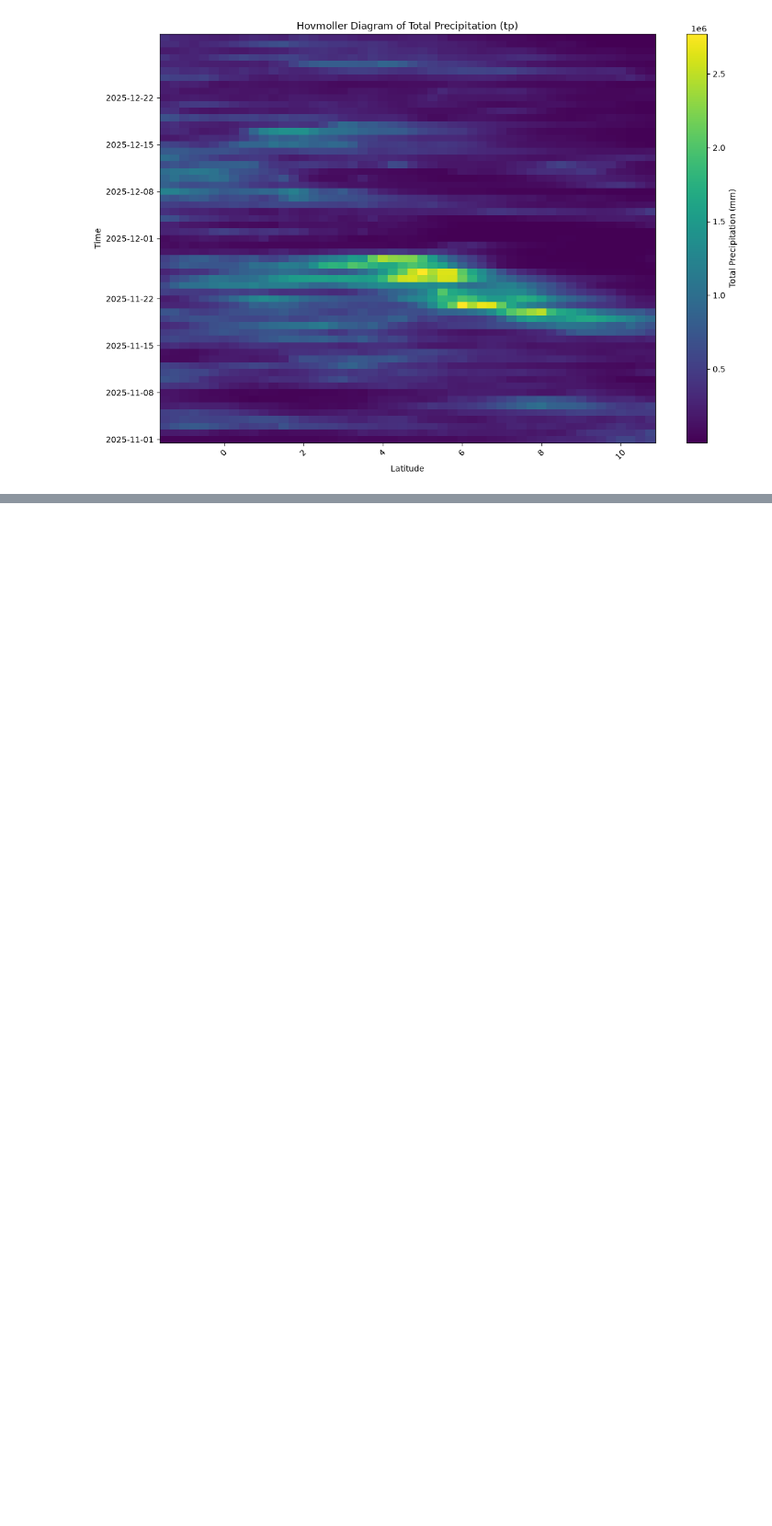
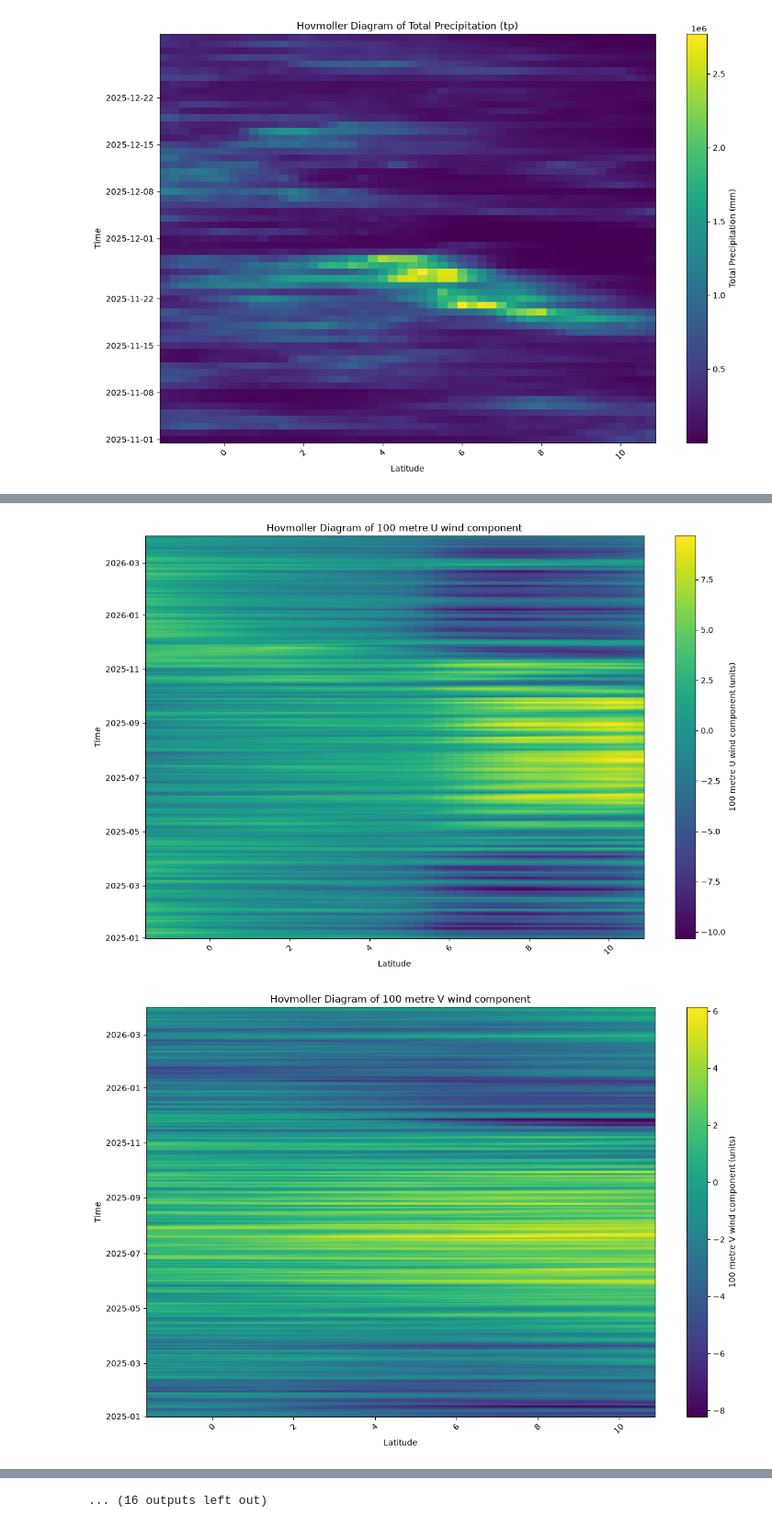
Before and after one commit to apriarami789/Senyar_Cylone, a Jupyter notebook: SenyarCylone_ERA5_Analysis.ipynb, the cells around one changed output, grey strips where cells are left out. Shown at 92% size. Drawn from its saved outputs; the diff is of its cells as text; code cells hidden in the pictures; blank space fills up the shorter version.

Commit message:
penambahan data variabel, yaitu 10 m_u_comp, 10_m_u_neutral_comp, 2m_dewpoint_temp, lsp_dailysum, tp_dailysum

```diff
--- a/SenyarCylone_ERA5_Analysis.ipynb
+++ b/SenyarCylone_ERA5_Analysis.ipynb
@@ -263,0 +183,7 @@ plt.show()
+# %%
+# membuat nama variabel yang ada di dataset
+ds_keys = ds._variables.keys()
+var_names = [var for var in ds_keys if var not in ['latitude', 'longitude', 'valid_time','number']]
+var_long_names = [ds[var].long_name for var in var_names]
+var_name = dict(zip(var_names, var_long_names))
+var_name
@@ -263,0 +208,32 @@ plt.show()
+# %%
+# Create Hovmoller diagrams for all variables in the dataset
+for var in var_names:
+    # Create Hovmoller diagram with longitude on x-axis and time on y-axis for each variable
+    fig, ax = plt.subplots(figsize=(12, 8))
+
+    # Filter the dataset for the desired time range (optional)
+    ds_filtered = ds
+    #ds_filtered = ds.sel(valid_time=slice('2025-11-01', '2025-12-31'))
+
+    # Plot the Hovmoller diagram
+    im = ax.pcolormesh(ds_filtered.latitude, ds_filtered.valid_time, ds_filtered[var].mean(dim='longitude'), cmap='viridis', shading='auto')
+
+    # Add colorbar
+    cbar = plt.colorbar(im, ax=ax)
+    cbar.set_label(f'{var_name[var]} (units)')  # Replace 'units' with actual units if known
+
+    # Set labels and title
+    ax.set_xlabel('Latitude')
+    ax.set_ylabel('Time')
+    ax.set_title(f'Hovmoller Diagram of {var_name[var]}')
+
+    # Rotate x-axis labels for better readability
+    plt.xticks(rotation=45)
+
+    # Show the plot
+    plt.tight_layout()
+    plt.savefig(f'Hovmoller_{var_name[var]}_Latitude.png')  # Save the figure as a PNG file
+    plt.show()
+# %% [output]
+[figure, added]
+[figure, added]
@@ -263,0 +250 @@ plt.show()
+... (16 outputs left out)
```
Also changed, not shown: parts of 11 cells of this notebook, 7 other files.
